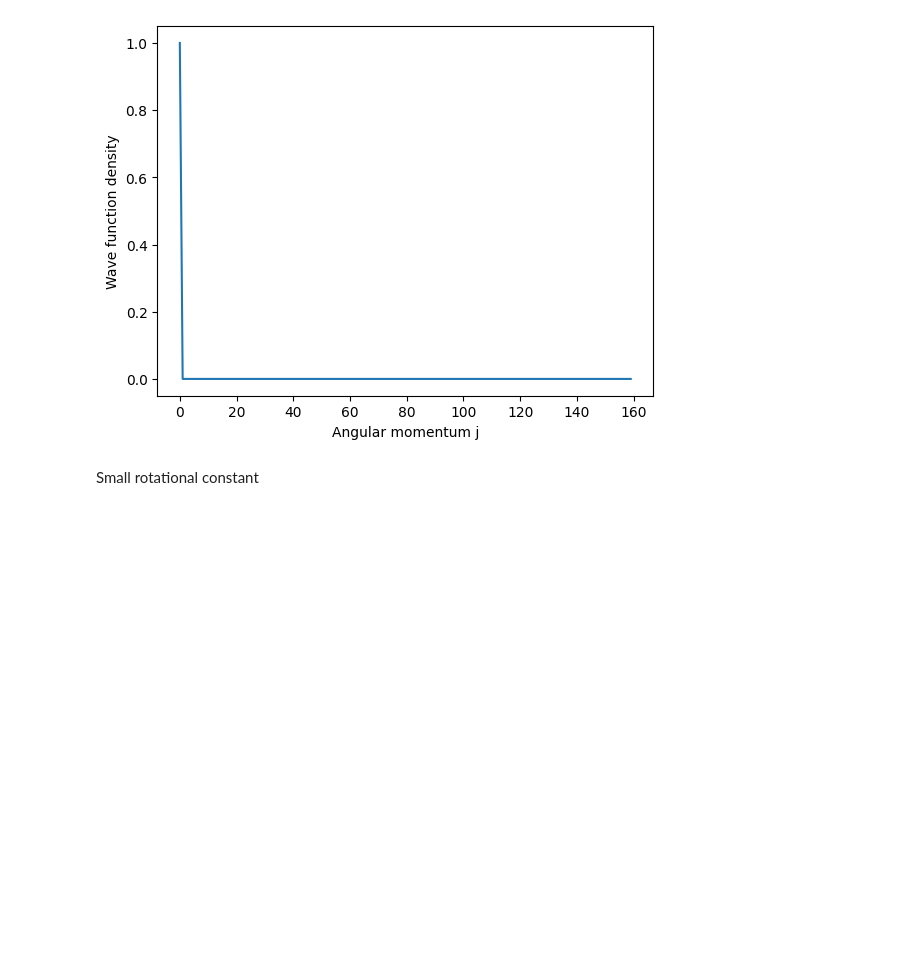
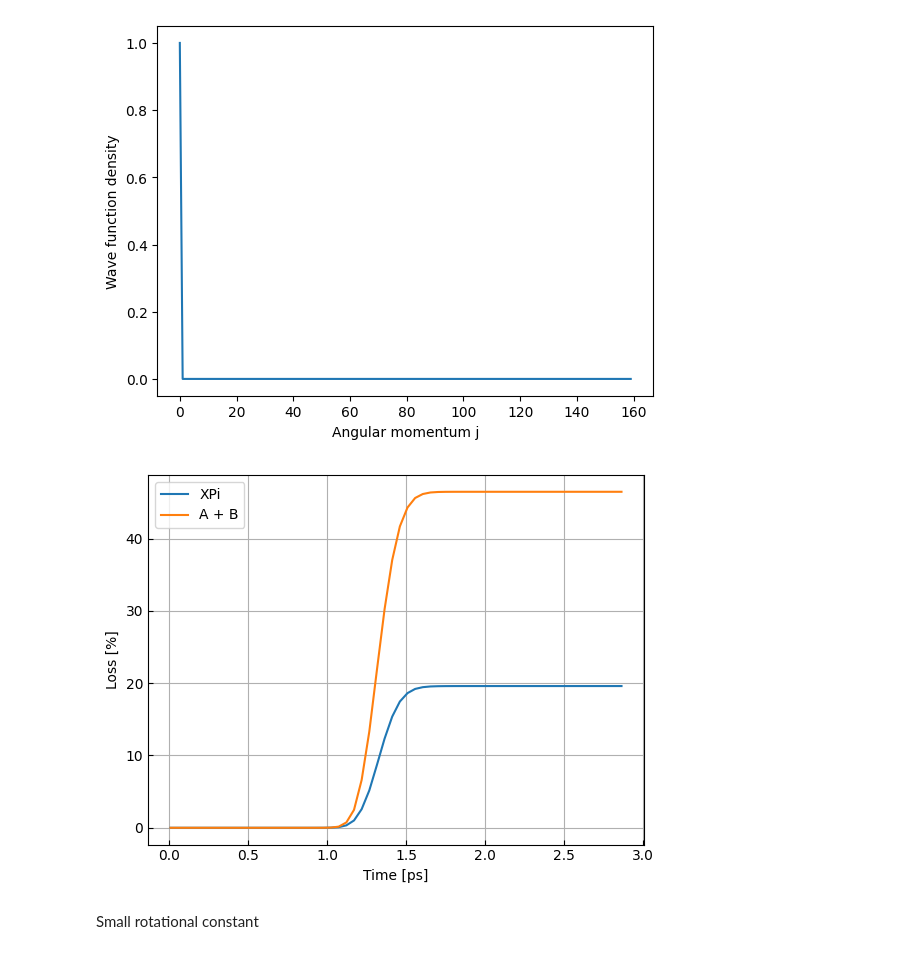
Before and after one commit to Wleter/NeOcs, a Jupyter notebook: analysis/animations.ipynb, the cells around one changed output. Drawn from its saved outputs; the diff is of its cells as text; code cells hidden in the pictures; blank space fills up the shorter version.

```diff
--- a/analysis/animations.ipynb
+++ b/analysis/animations.ipynb
@@ -15,6 +15,10 @@ anim = angular_animation("standard")
 anim.save(f'{save_path}/standard_angular_animation.gif', writer="pillow", fps=30)
 # %% [output]
 [figure]
+# %%
+fig, ax = loss_plot("standard")
+# %% [output]
+[figure, added]
 # %% [markdown]
 Small rotational constant
 # %%
```
Also changed, not shown: 9 other files.
